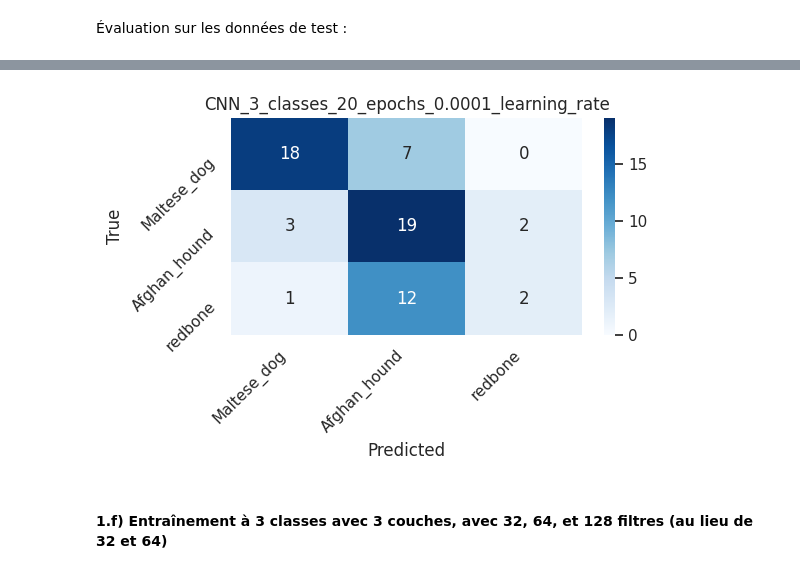
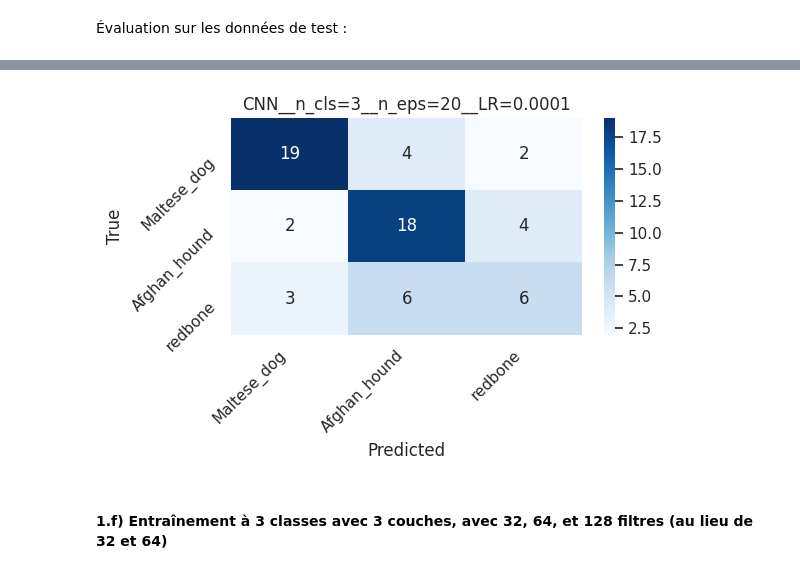
Before and after one commit to kirisakow/oc-dogs-cv-dl, a Jupyter notebook: ISAKOV_Kiril_2_notebook_model_from_scratch_032026.ipynb, the cells around one changed output, grey strips where cells are left out. Saved outputs shown, nothing was run; the diff lists cells and outputs as text; code cells hidden in the pictures.

```diff
--- a/ISAKOV_Kiril_2_notebook_model_from_scratch_032026.ipynb
+++ b/ISAKOV_Kiril_2_notebook_model_from_scratch_032026.ipynb
@@ -344,7 +339,7 @@ plot_confusion_matrix(model, test_seq, test_seq.labels, breed_labels_dict.values
 LR = 1e-3
 N_CLASSES = 3
 N_EPOCHS = 20
-experiment_name = f'CNN_{N_CLASSES}_classes_{N_EPOCHS}_epochs_data_augm'
+experiment_name = f'CNN__n_cls={N_CLASSES}__n_eps={N_EPOCHS}__data_augm'
 # %% [markdown]
 Construire le modèle :
 # %%
@@ -448,7 +448,7 @@ DROPOUT_RATE = 0.15
 LR = 1e-3
 N_CLASSES = 3
 N_EPOCHS = 20
-experiment_name = f'CNN_{N_CLASSES}_classes_{N_EPOCHS}_epochs_{DROPOUT_RATE:.2f}_dropout'
+experiment_name = f'CNN__n_cls={N_CLASSES}__n_eps={N_EPOCHS}__drpt={DROPOUT_RATE:.2f}'
 # %% [markdown]
 Construire le modèle :
 # %%
@@ -545,7 +550,7 @@ DROPOUT_RATE = 0.30
 LR = 1e-3
 N_CLASSES = 3
 N_EPOCHS = 20
-experiment_name = f'CNN_{N_CLASSES}_classes_{N_EPOCHS}_epochs_{DROPOUT_RATE:.2f}_dropout'
+experiment_name = f'CNN__n_cls={N_CLASSES}__n_eps={N_EPOCHS}__drpt={DROPOUT_RATE:.2f}'
 # %% [markdown]
 Construire le modèle :
 # %%
@@ -641,7 +651,7 @@ plot_confusion_matrix(model, test_seq, test_seq.labels, breed_labels_dict.values
 LR = 1e-4
 N_CLASSES = 3
 N_EPOCHS = 20
-experiment_name = f'CNN_{N_CLASSES}_classes_{N_EPOCHS}_epochs_{LR}_learning_rate'
+experiment_name = f'CNN__n_cls={N_CLASSES}__n_eps={N_EPOCHS}__LR={LR}'
 # %% [markdown]
 Construire le modèle :
 # %%
@@ -723,5 +738,5 @@ logr.info(f"Loss finale de la validation: {history.history['val_loss'][-1]:.4f}"
 # %%
 logr.info(f"Évaluation sur les données de test :")
 logr.info(f"loss, accuracy = {model.evaluate(test_seq)}")
-plot_confusion_matrix(model, test_seq, test_seq.labels, breed_labels_dict.values(), title=f'{experiment_name}')
+plot_confusion_matrix(model, test_seq, test_seq.yset, breed_labels_dict.values(), title=f'{experiment_name}')
 # %% [output]
@@ -732,4 +747,4 @@ plot_confusion_matrix(model, test_seq, test_seq.labels, breed_labels_dict.values
-[figure, old version]
+[figure, new version]
 # %% [markdown]
 #### 1.f) Entraînement à 3 classes avec 3 couches, avec 32, 64, et 128 filtres (au lieu de 32 et 64)
 # %%
```
Also changed, not shown: parts of 28 cells of this notebook, 3 other files.
